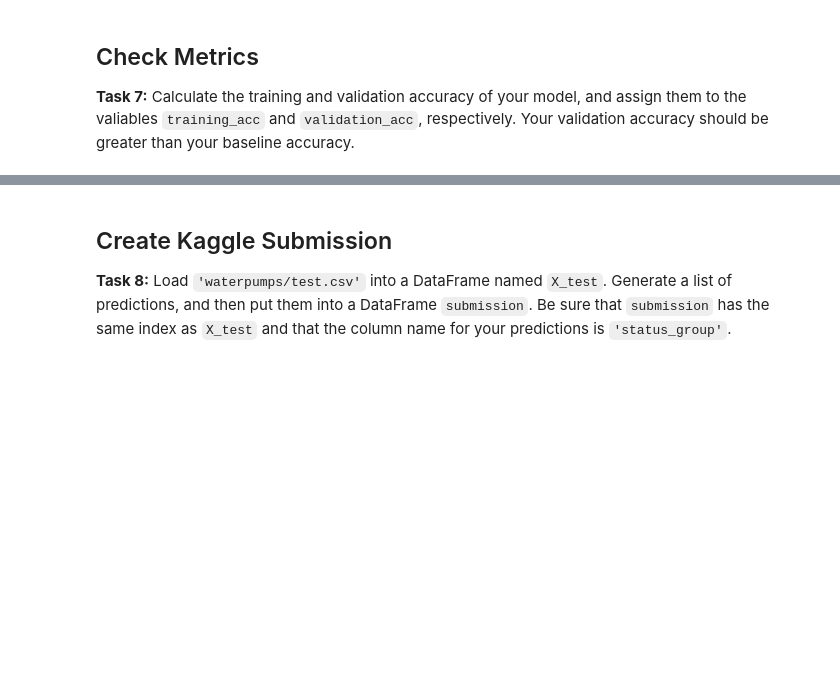
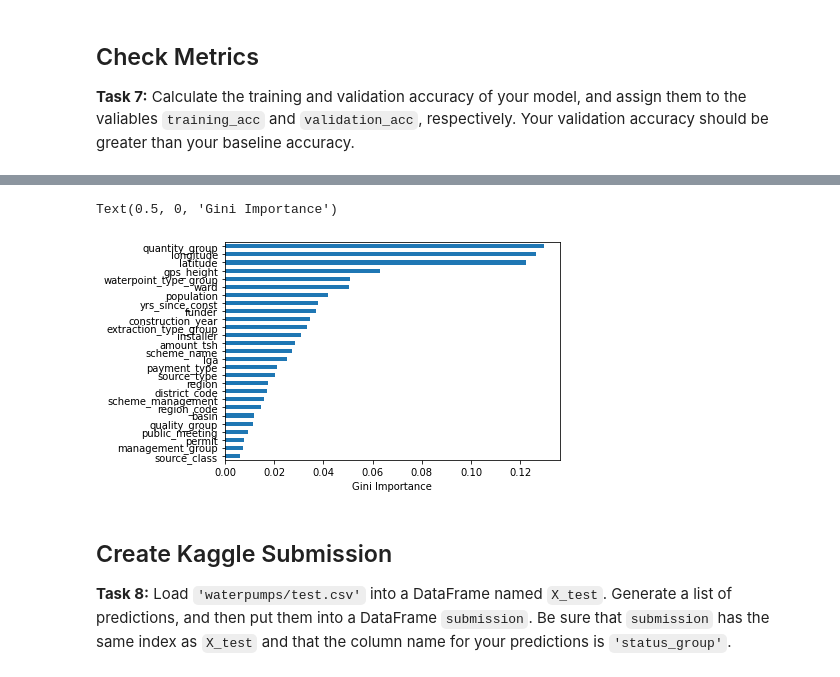
Before and after one commit to nicolascarva/Kaggle-Tanzanian-Water-Pump, a Jupyter notebook: Nicolas_Carvajal_DS_module_project_221.ipynb, the cells around one changed output, grey strips where cells are left out. Saved outputs shown, nothing was run; the diff lists cells and outputs as text; code cells hidden in the pictures; blank space fills up the shorter version.

```diff
--- a/Nicolas_Carvajal_DS_module_project_221.ipynb
+++ b/Nicolas_Carvajal_DS_module_project_221.ipynb
@@ -275,3 +280,14 @@ assert 0.0 <= validation_acc <= 1.0
+# %%
+importances = rf_model.named_steps['randomforestclassifier'].feature_importances_
+# %%
+features = X_train.columns
+
+feat_imp = pd.Series(importances, index=features).sort_values()
+feat_imp.head(100).plot(kind= 'barh')
+plt.xlabel('Gini Importance')
+# %% [output]
+Text(0.5, 0, 'Gini Importance')
+[figure, added]
 # %% [markdown]
 ## Create Kaggle Submission
 
```
Also changed, not shown: parts of 22 cells of this notebook.
